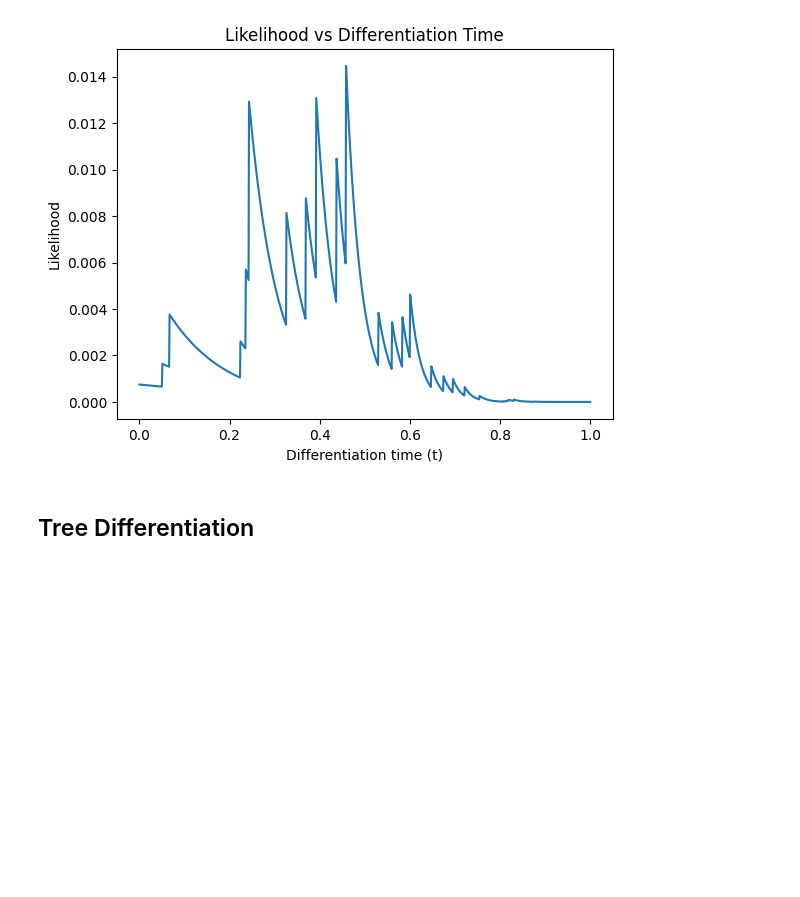
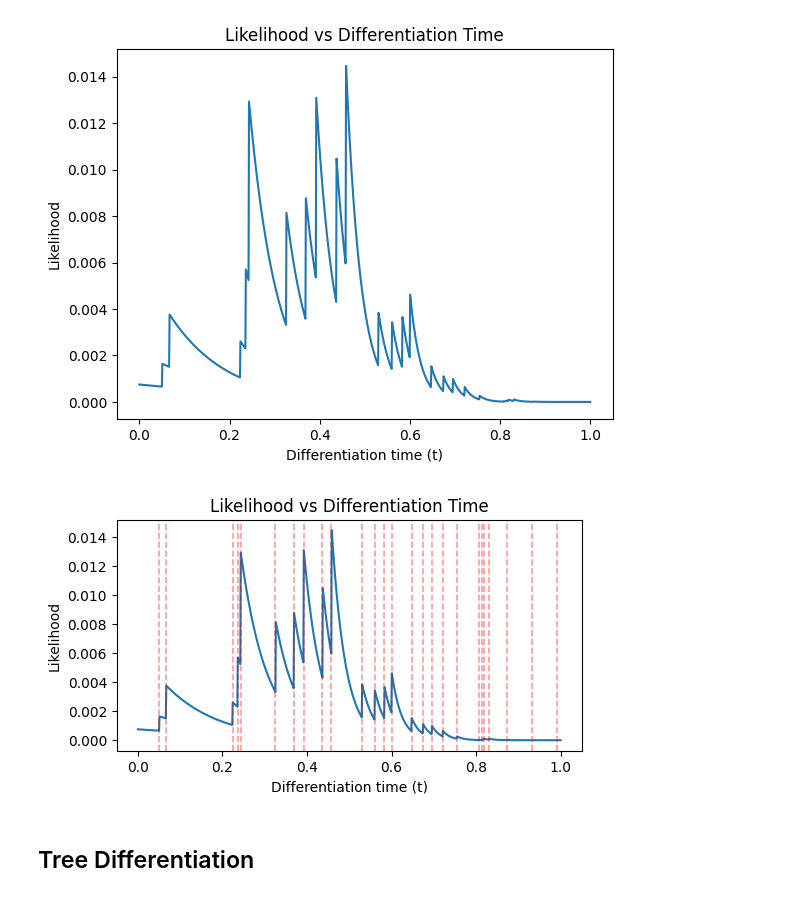
Before and after one commit to sashittal-group/CONCERT, a Jupyter notebook: notebooks/Simulation-2.ipynb, the cells around one changed output. Cells and saved outputs as stored; diff of their text form; code cells hidden in the pictures; blank space fills up the shorter version.

```diff
--- a/notebooks/Simulation-2.ipynb
+++ b/notebooks/Simulation-2.ipynb
@@ -503,6 +498,28 @@ plt.title("Likelihood vs Differentiation Time")
 plt.show()
 # %% [output]
 [figure]
+# %%
+birth_nodes = [1 - cell_lineage_T.nodes[n]['T'] for n in cell_lineage_T.nodes if T.out_degree(n) > 1]
+
+plt.figure(figsize=(6, 3))
+plt.plot(time_grid, likelihoods)
+
+for bt in birth_nodes:
+    plt.axvline(
+        bt,
+        color="red",
+        linestyle="--",
+        alpha=0.4,
+        linewidth=1.2
+    )
+
+
+plt.xlabel("Differentiation time (t)")
+plt.ylabel("Likelihood")
+plt.title("Likelihood vs Differentiation Time")
+plt.show()
+# %% [output]
+[figure, added]
 # %% [markdown]
 ## Tree Differentiation
 # %%
```
Also changed, not shown: parts of 3 cells of this notebook, 2 other files.
